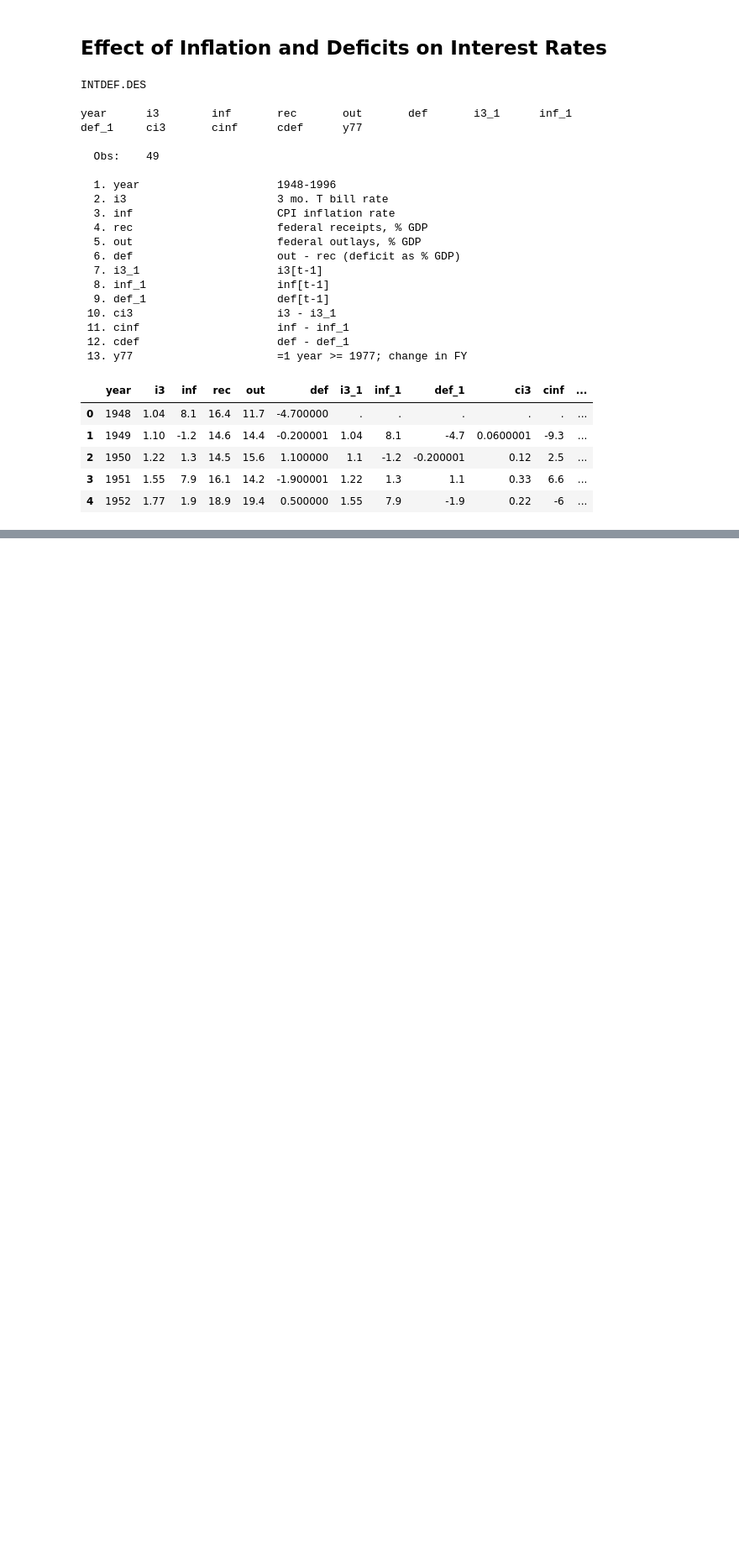
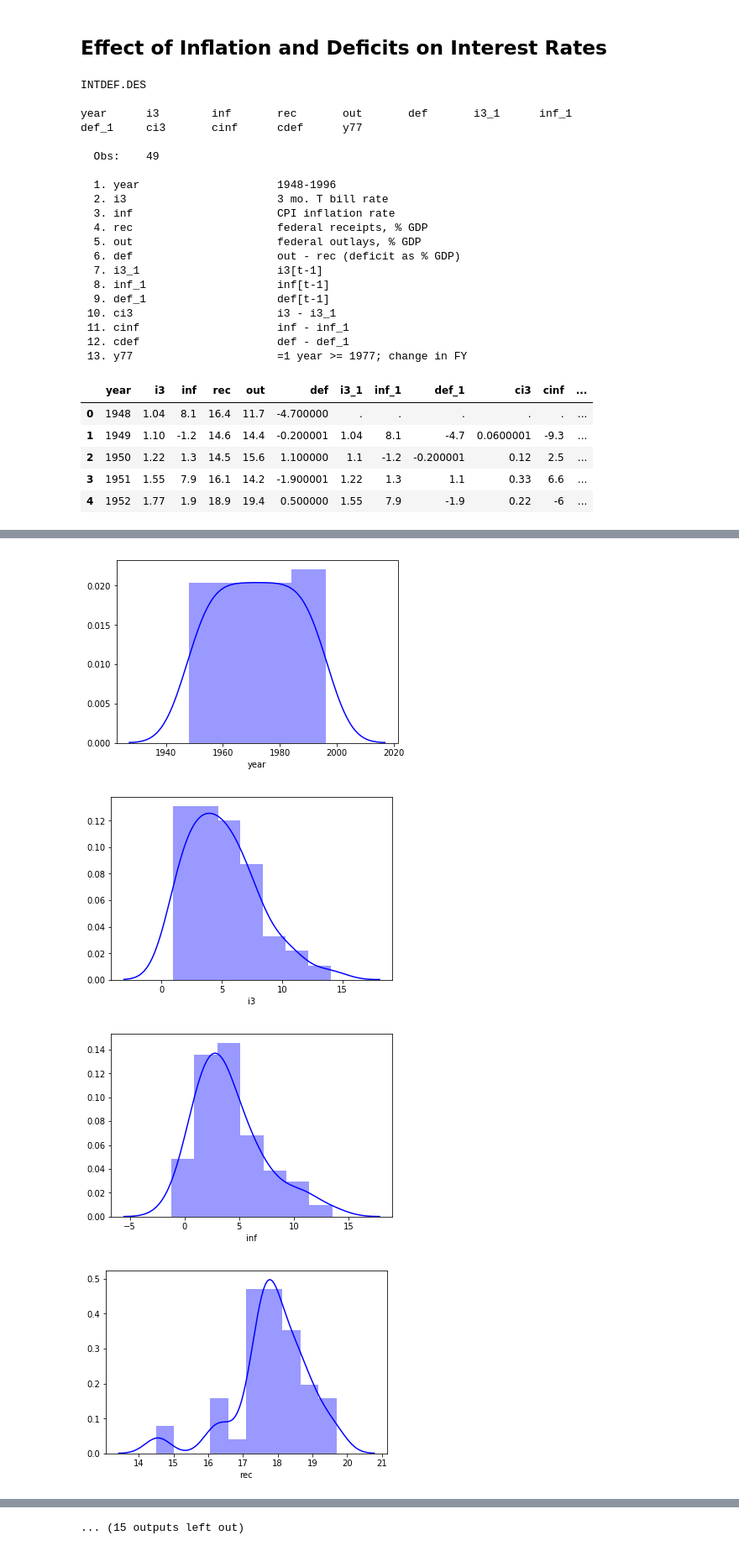
Before and after one commit to espin086/mybook_python_econometrics, a Jupyter notebook: notebooks/4_basic_regression_analysis_with_time_series_data/4_basic_regression_analysis_with_time_series_data.ipynb, the cells around one changed output, grey strips where cells are left out. Shown at 84% size. Cells and saved outputs as stored; diff of their text form; code cells hidden in the pictures; blank space fills up the shorter version.

```diff
--- a/notebooks/4_basic_regression_analysis_with_time_series_data/4_basic_regression_analysis_with_time_series_data.ipynb
+++ b/notebooks/4_basic_regression_analysis_with_time_series_data/4_basic_regression_analysis_with_time_series_data.ipynb
@@ -130,3 +154,11 @@ df.head()
+# %%
+def to_bool(df, list_of_vars):
+    for var in list_of_vars:
+        df[var] = df[var].astype('bool')
+    return df
+# %%
+bool_vars = ['y77']
+df_clean = to_bool(df=df, list_of_vars=bool_vars)
 # %%
 class EDA(object):
 
@@ -148,7 +180,7 @@ class EDA(object):
 
     def _dist_plot(self, df, var):
         plt.figure()
-        sns_plot = sns.distplot(df[var], color='b').get_figure()
+        sns_plot = sns.distplot(df[var].dropna(), color='b').get_figure()
         sns_plot.savefig("dist_plot_{0}.png".format(var))
         return sns_plot
 
@@ -197,5 +229,5 @@ class EDA(object):
 
     pass
 # %%
-my_eda = EDA(df, y='i3')
+my_eda = EDA(df_clean, y='i3')
 # %%
@@ -220,0 +275,7 @@ my_eda.inspect()
+# %%
+my_eda.run()
+# %% [output]
+[figure, added]
+[figure, added]
+[figure, added]
+[figure, added]
@@ -220,0 +290 @@ my_eda.inspect()
+... (15 outputs left out)
```
Also changed, not shown: parts of 16 cells of this notebook, 47 other files.
